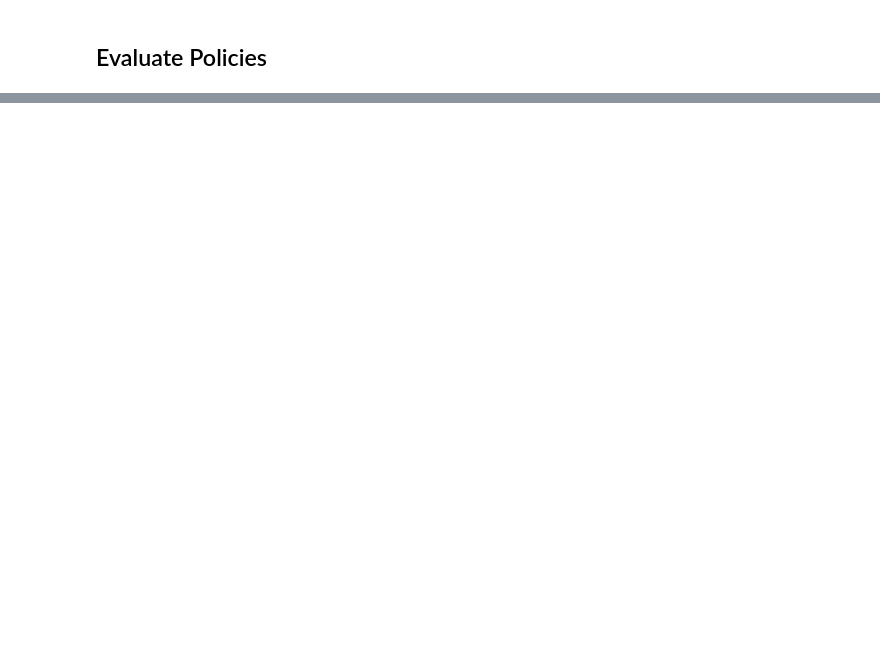
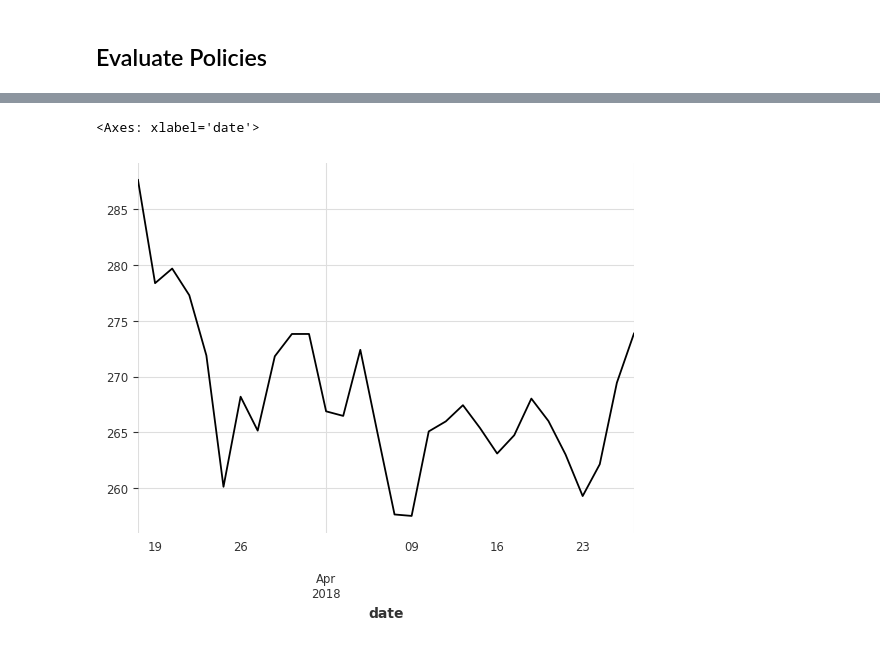
Before and after one commit to upadhyan/Portfolio-Changeover-Optimization, a Jupyter notebook: main.ipynb, the cells around one changed output, grey strips where cells are left out. Drawn from its saved outputs; the diff is of its cells as text; code cells hidden in the pictures; blank space fills up the shorter version.

```diff
--- a/main.ipynb
+++ b/main.ipynb
@@ -43,0 +84,5 @@ multi_sim.get_results()
+# %%
+exp = experiments[24]
+policy = DirectionalIncentiveTradingPolicy(exp)
+simulator = MarketSimulator(exp, policy)
+simulator.run()
@@ -43,0 +110,5 @@ multi_sim.get_results()
+# %%
+exp.truth['BIIB_76841'].plot()
+# %% [output]
+<Axes: xlabel='date'>
+[figure, added]
```
Also changed, not shown: parts of 10 cells of this notebook, 7 other files.
